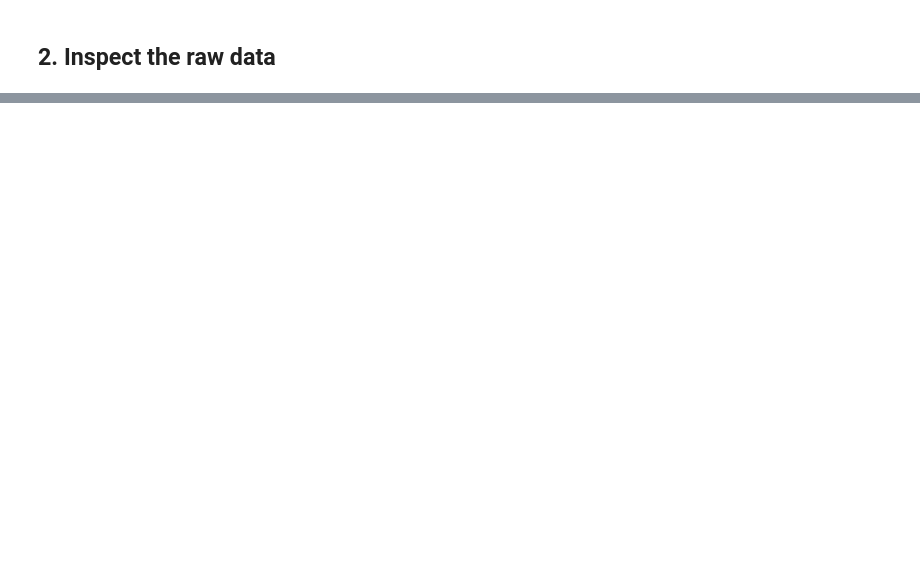
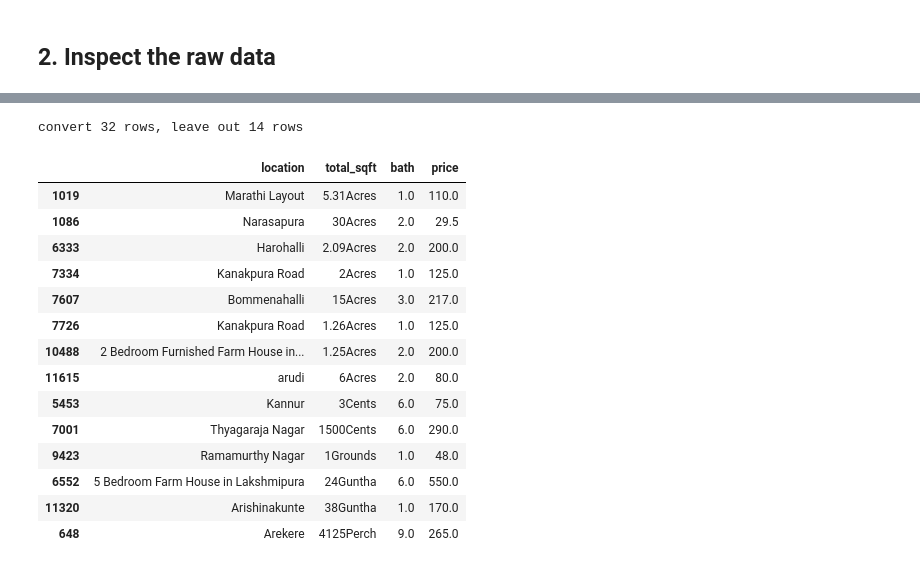
Before and after one commit to shivam-jund/bengaluru-house-price-prediction, a Jupyter notebook: model/price_prediction.ipynb, the cells around one changed output, grey strips where cells are left out. Drawn from its saved outputs; the diff is of its cells as text; code cells hidden in the pictures; blank space fills up the shorter version.

```diff
--- a/model/price_prediction.ipynb
+++ b/model/price_prediction.ipynb
@@ -508,0 +401,9 @@ df.head()
+# %%
+as_number = pd.to_numeric(df2["total_sqft"], errors="coerce")   # plain numbers -> float; everything else -> NaN
+is_plain = as_number.notna()
+is_range = df2["total_sqft"].str.contains(r"\d\s*-\s*\d")
+is_unit = ~is_plain & ~is_range
+assert not (is_plain & is_range).any()                           # no row is counted twice
+
+print(f"plain numbers {is_plain.sum():,} | ranges {is_range.sum()} | unit strings {is_unit.sum()} "
+      f"| total {is_plain.sum() + is_range.sum() + is_unit.sum():,} of {len(df2):,} rows")
@@ -536,0 +442,7 @@ Each decision with its row impact, as recorded while the notebook ran on this da
+# %%
+units = df2.loc[is_unit, "total_sqft"].str.extract(r"^([\d.]+)\s*(.+)$")   # column 0: the number, column 1: the unit text
+units.columns = ["value", "unit"]
+assert units.notna().all().all(), "a unit string did not match number + unit"
+units["value"] = pd.to_numeric(units["value"])
+
+units.groupby("unit")["value"].agg(["count", "min", "max"]).sort_values("count", ascending=False)
@@ -536,0 +459,25 @@ Each decision with its row impact, as recorded while the notebook ran on this da
+# %%
+CONVERT = {"Sq. Meter": 10.7639, "Sq. Yards": 9}    # square feet in one of each unit
+converted = units[units["unit"].isin(CONVERT)]
+left_out = units[~units["unit"].isin(CONVERT)]
+print(f"convert {len(converted)} rows, leave out {len(left_out)} rows")
+
+# The rows that would be left out:
+df2.loc[left_out.sort_values("unit").index, ["location", "total_sqft", "bath", "price"]]
+# %% [output]
+convert 32 rows, leave out 14 rows
+|  | location | total_sqft | bath | price |
+| 1019 | Marathi Layout | 5.31Acres | 1.0 | 110.0 |
+| 1086 | Narasapura | 30Acres | 2.0 | 29.5 |
+| 6333 | Harohalli | 2.09Acres | 2.0 | 200.0 |
+| 7334 | Kanakpura Road | 2Acres | 1.0 | 125.0 |
+| 7607 | Bommenahalli | 15Acres | 3.0 | 217.0 |
+| 7726 | Kanakpura Road | 1.26Acres | 1.0 | 125.0 |
+| 10488 | 2 Bedroom Furnished Farm House in... | 1.25Acres | 2.0 | 200.0 |
+| 11615 | arudi | 6Acres | 2.0 | 80.0 |
+| 5453 | Kannur | 3Cents | 6.0 | 75.0 |
+| 7001 | Thyagaraja Nagar | 1500Cents | 6.0 | 290.0 |
+| 9423 | Ramamurthy Nagar | 1Grounds | 1.0 | 48.0 |
+| 6552 | 5 Bedroom Farm House in Lakshmipura | 24Guntha | 6.0 | 550.0 |
+| 11320 | Arishinakunte | 38Guntha | 1.0 | 170.0 |
+| 648 | Arekere | 4125Perch | 9.0 | 265.0 |
```
Also changed, not shown: parts of 69 cells of this notebook, 1 other file.
